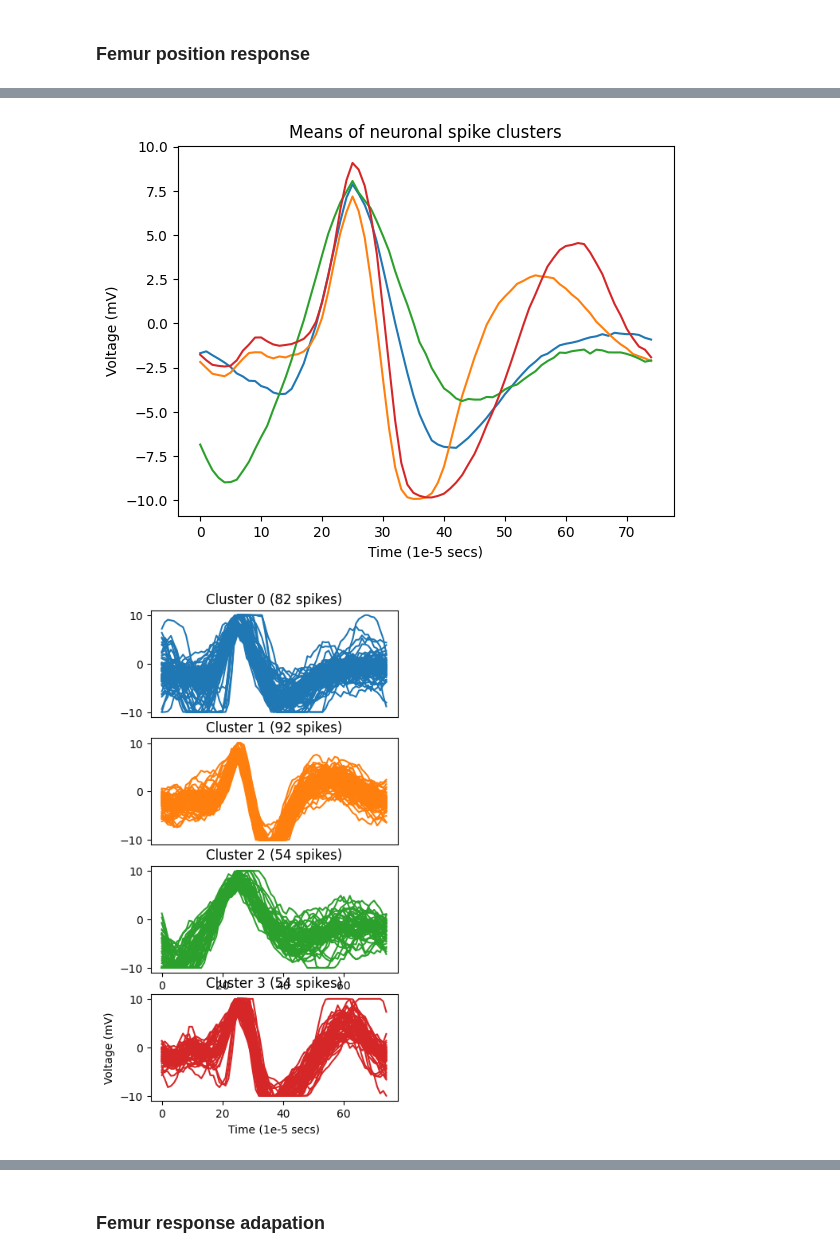
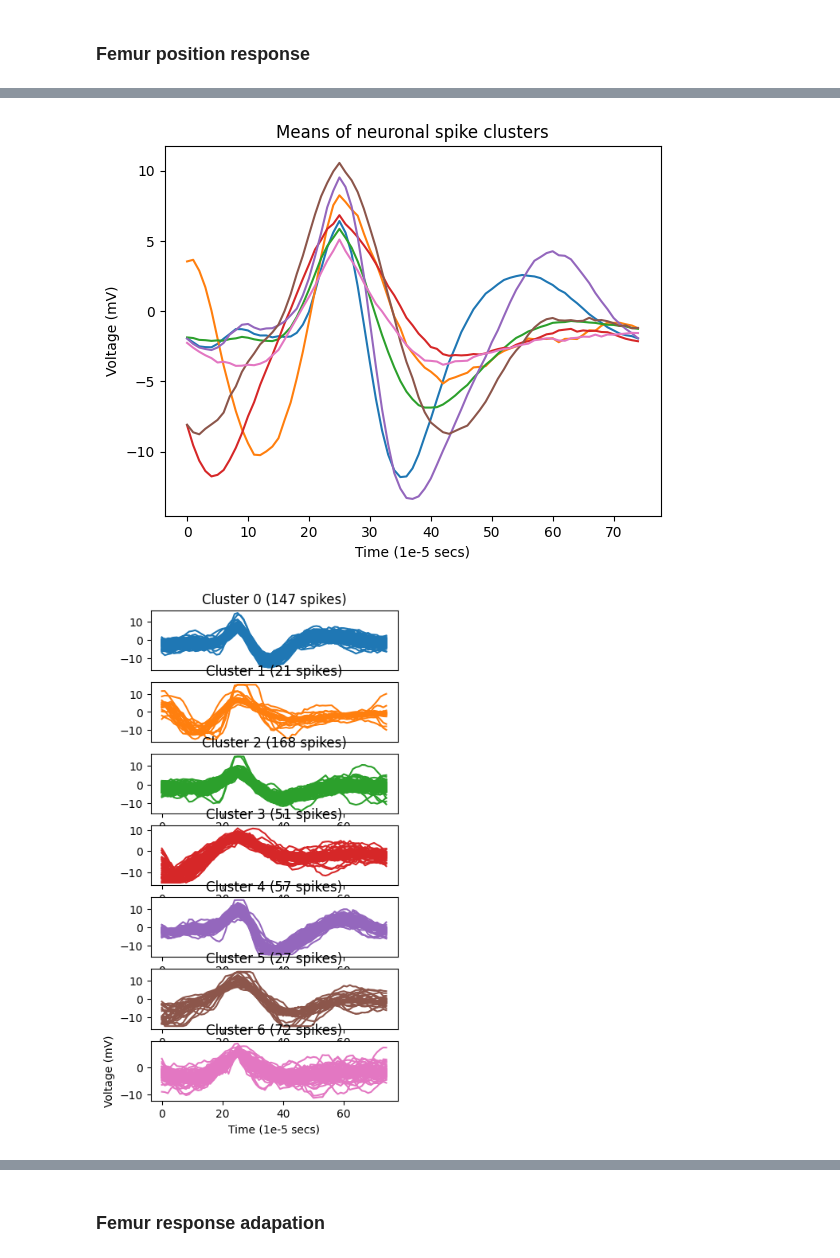
Before and after one commit to adishreeg/bi162-final-project, a Jupyter notebook: code/TouchStimulation.ipynb, the cells around one changed output, grey strips where cells are left out. Saved outputs shown, nothing was run; the diff lists cells and outputs as text; code cells hidden in the pictures.

```diff
--- a/code/TouchStimulation.ipynb
+++ b/code/TouchStimulation.ipynb
@@ -37,11 +37,8 @@ plt.ion()
 
 In previous weeks, I implemented basic spike sorting, which simply logs windows where spikes surpass some given threshold.
 # %%
-data, info = loadescope('../final_data/day3/20231127-140628.dat')
+data, info = loadescope('../final_data/day3/20231127-142020.dat')
 plotescope(data, info)
-plot_region(data, info, 1, 10)
-plot_region(data, info, 10, 20)
-plot_region(data, info, 20, 30)
-plot_region(data, info, 30, 40)
-plot_region(data, info, 40, 50)
+plot_region(data, info, 0, 10)
+plot_spike(data, info, 3, 1000, thresh=5)
 # %% [output]
@@ -242,7 +246,7 @@ filenames = {
     '0628': '../final_data/day3/20231127-140628.dat'
 }
 # %%
-aligned_spikes, spike_clusters = cluster_multiple(filenames, n_clusters=4, ch_no=1, boundary=10, threshold=6)
+aligned_spikes, spike_clusters = cluster_multiple(filenames, n_clusters=7, ch_no=1, boundary=15, threshold=4)
 # %% [output]
 key=[rundate] value=['20231127-140628']
 key=[rate_hz] value=[10000]
@@ -257,5 +261,5 @@ key=[sweepperiod_s] value=[1]
-[figure, old version]
+[figure, new version]
-[figure, old version]
+[figure, new version]
 # %%
 spike_clusters['0628']
 # %% [output]
```
Also changed, not shown: parts of 9 cells of this notebook.
